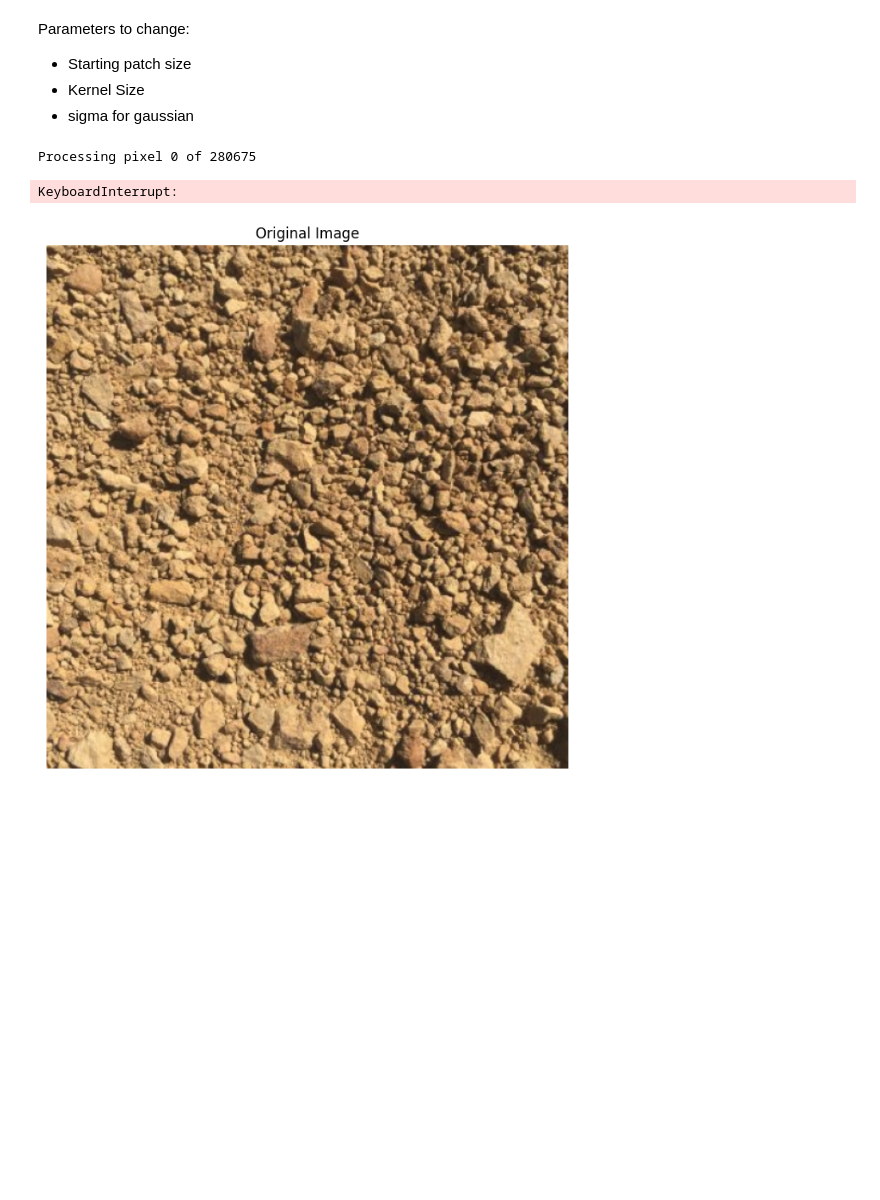
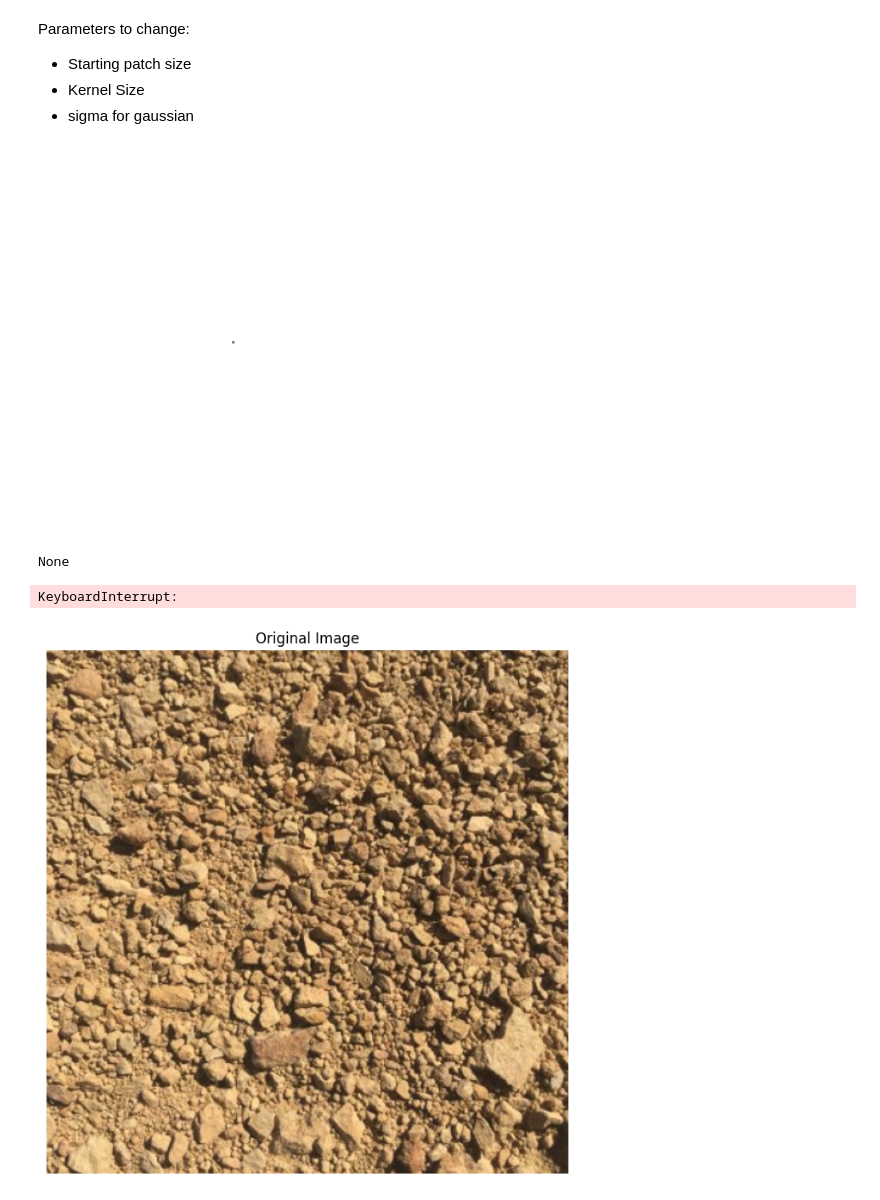
Before and after one commit to Th3RandyMan/Non-Parametric-Data-Synthesis, a Jupyter notebook: EEC289A_Assignment2.ipynb, the cells around one changed output. Saved outputs shown, nothing was run; the diff lists cells and outputs as text; code cells hidden in the pictures; blank space fills up the shorter version.

```diff
--- a/EEC289A_Assignment2.ipynb
+++ b/EEC289A_Assignment2.ipynb
@@ -213,7 +213,6 @@ Parameters to change:
 * sigma for gaussian
 # %%
 import time
-import numba
 
 def get_target_patch(synthesized_img, potential_map, i, j, kernel_size, diff):
     # Create a zero matrix to store the target patch
@@ -253,7 +252,7 @@ def find_best_matching_patch(example_patches, target_patch, patch_mask, gaussian
 
 def synthesize_texture(example_img, synth_size, kernel_size, sigma=3):
     # Initialize the synthesized image and potential map
-    synthesized_img, potential_map = initialize_synthesized_image(example_img, synth_size, kernel_size)  # get started with a random patch and potential map
+    synthesized_img, potential_map = initialize_synthesized_image(example_img, synth_size)  # get started with a random patch and potential map
 
     # Get patches for the example image
     example_patches = get_patches(example_img, kernel_size) # get all the patches from the example image
@@ -267,40 +266,43 @@ def synthesize_texture(example_img, synth_size, kernel_size, sigma=3):
     # Get the number of non-zero pixels in the potential map
     n_no_pixels = np.where(potential_map != 0)[0].shape[0]
 
     # Iterate over the pixels in the synthesized image
-    perc = 0.1
+    perc = 0#0.1
     print(f"Processing pixel 0 of {n_no_pixels}")
     for n_pixel in range(n_no_pixels):
         if n_pixel / n_no_pixels > perc:
-            print(f"Processing pixel {n_pixel} of {n_no_pixels}")
+            #print(f"Processing pixel {n_pixel} of {n_no_pixels}")
             plt.imshow(synthesized_img)
             plt.axis('off')
-            plt.savefig(f"synthesized_img_{perc}.png")
-            plt.show()
-            break
+            #plt.savefig(f"synthesized_img_{perc}.png")
+            #plt.show()
+            clear_output(wait=True)
+            display(plt.show())
+            #break
             perc += 0.1
 
         # Find the pixel coordinates with the highest potential
         i, j = np.unravel_index(np.argmax(potential_map), potential_map.shape)  # get the pixel with the highest potential
 
         # Get the target patch from the synthesized image
         target_patch, patch_mask = get_target_patch(synthesized_img, potential_map, i, j, kernel_size, diff)  # get the target patch
         # target_patch = synthesized_img[i-diff:i+diff+1, j-diff:j+diff+1, :]
 
         # Find the best matching patch from the example image
         best_matching_patch = find_best_matching_patch(np.copy(example_patches), target_patch, patch_mask, gaussian_kernel)    # BROKEN, NEEDS TO BE FIXED
 
         # Replace the pixel with the center pixel of the best matching patch
-        synthesized_img[i, j] = best_matching_patch[diff, diff]
+        synthesized_img[i, j] = np.copy(best_matching_patch[diff, diff])
 
         # Update the potential map
         potential_map[i, j] = 0
 
     return synthesized_img
 
 synthesized_texture_img = synthesize_texture(image_array.astype(np.float32), SYNTH_SIZE, KERNEL_SIZE)
 # %% [output]
+[figure, added]
-Processing pixel 0 of 280675
+None
 KeyboardInterrupt:
 # %%
 import matplotlib.pyplot as plt
```
Also changed, not shown: parts of 1 cell of this notebook.
